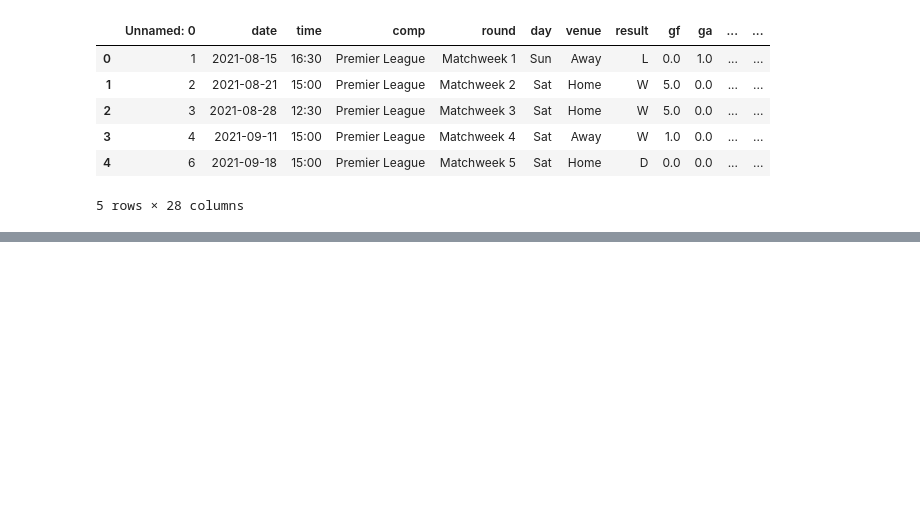
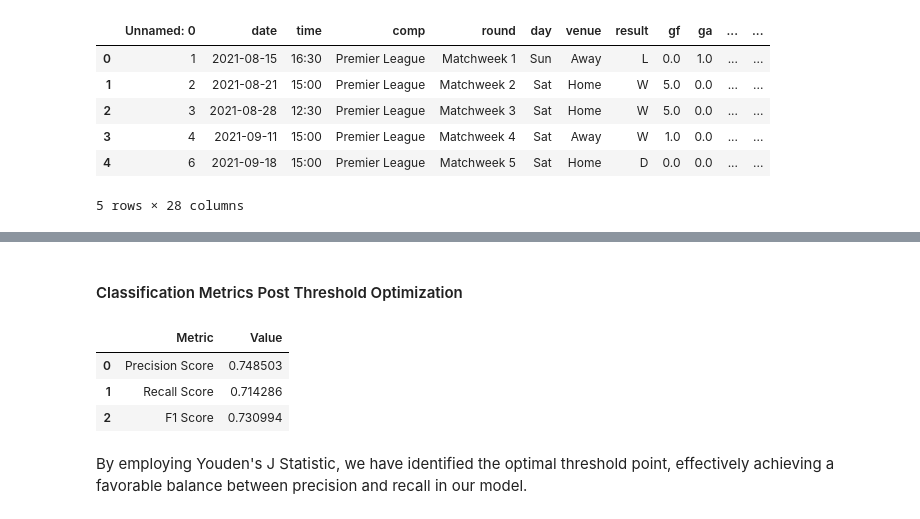
Before and after one commit to nis-23/PredictEPL, a Jupyter notebook: notebooks/Reports/main_project_walkthrough.ipynb, the cells around one changed output, grey strips where cells are left out. Saved outputs shown, nothing was run; the diff lists cells and outputs as text; code cells hidden in the pictures; blank space fills up the shorter version.

```diff
--- a/notebooks/Reports/main_project_walkthrough.ipynb
+++ b/notebooks/Reports/main_project_walkthrough.ipynb
@@ -135,0 +470,30 @@ for model_name, scores in cv_results.items():
+# %% [markdown]
+####  Classification Metrics Post Threshold Optimization
+# %%
+predictions_v2 = [1 if (x[1] > 0.602) else 0 for x in Model.predict_proba(X_test)]
+
+import pandas as pd
+from sklearn.metrics import precision_score, recall_score, f1_score
+
+# Assuming you have already calculated predictions_v2 and have ground truth labels in Y_test
+
+precision = precision_score(Y_test, predictions_v2)
+recall = recall_score(Y_test, predictions_v2)
+f1 = f1_score(Y_test, predictions_v2)
+
+# Create a DataFrame
+metrics_post_optimization = pd.DataFrame({
+    'Metric': ['Precision Score', 'Recall Score', 'F1 Score'],
+    'Value': [precision, recall, f1]
+})
+
+
+
+metrics_post_optimization
+# %% [output]
+|  | Metric | Value |
+| 0 | Precision Score | 0.748503 |
+| 1 | Recall Score | 0.714286 |
+| 2 | F1 Score | 0.730994 |
+# %% [markdown]
+By employing Youden's J Statistic, we have identified the optimal threshold point, effectively achieving a favorable balance between precision and recall in our model.
```
Also changed, not shown: parts of 35 cells of this notebook, 2 other files.
